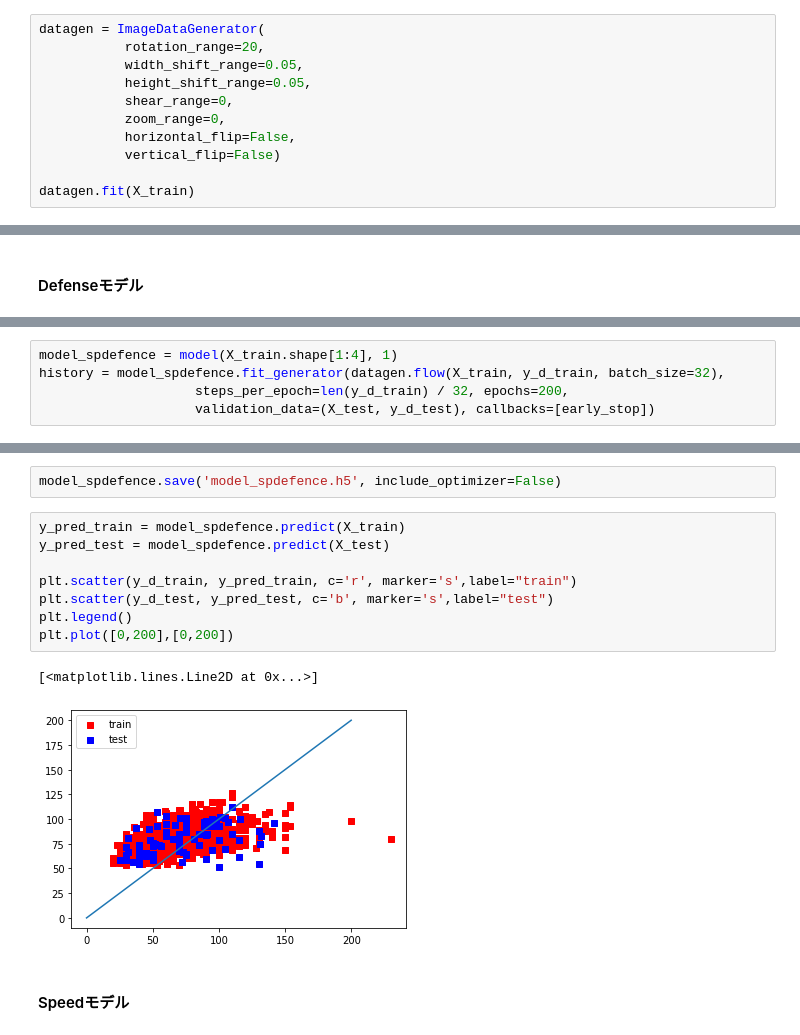
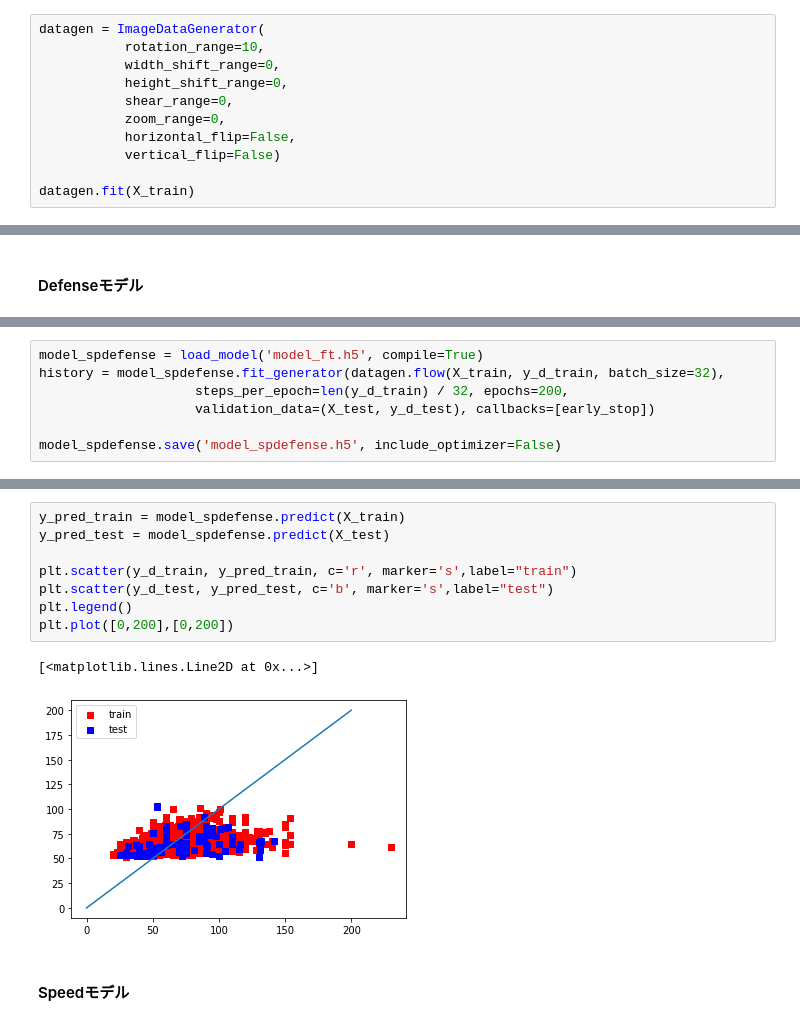
Before and after one commit to have-not/pokemon-dataset, a Jupyter notebook: predict_stats_cnn.ipynb, the cells around one changed output, grey strips where cells are left out. Cells and saved outputs as stored; diff of their text form.

```diff
--- a/predict_stats_cnn.ipynb
+++ b/predict_stats_cnn.ipynb
@@ -328,9 +361,9 @@ from keras.preprocessing import image as keras_image
 from keras.preprocessing.image import ImageDataGenerator
 # %%
 datagen = ImageDataGenerator(
-           rotation_range=20,
-           width_shift_range=0.05,
-           height_shift_range=0.05,
+           rotation_range=10,
+           width_shift_range=0,
+           height_shift_range=0,
            shear_range=0,
            zoom_range=0,
            horizontal_flip=False,
@@ -505,5 +631,7 @@ plt.plot([0,200],[0,200])
 # %%
-model_spdefence = model(X_train.shape[1:4], 1)
-history = model_spdefence.fit_generator(datagen.flow(X_train, y_d_train, batch_size=32),
+model_spdefense = load_model('model_ft.h5', compile=True)
+history = model_spdefense.fit_generator(datagen.flow(X_train, y_d_train, batch_size=32),
                     steps_per_epoch=len(y_d_train) / 32, epochs=200,
                     validation_data=(X_test, y_d_test), callbacks=[early_stop])
+
+model_spdefense.save('model_spdefense.h5', include_optimizer=False)
@@ -510,16 +656,14 @@ history = model_spdefence.fit_generator(datagen.flow(X_train, y_d_train, batch_s
-# %%
-model_spdefence.save('model_spdefence.h5', include_optimizer=False)
 # %%
-y_pred_train = model_spdefence.predict(X_train)
-y_pred_test = model_spdefence.predict(X_test)
+y_pred_train = model_spdefense.predict(X_train)
+y_pred_test = model_spdefense.predict(X_test)
 
 plt.scatter(y_d_train, y_pred_train, c='r', marker='s',label="train")
 plt.scatter(y_d_test, y_pred_test, c='b', marker='s',label="test")
 plt.legend()
 plt.plot([0,200],[0,200])
 # %% [output]
 [<matplotlib.lines.Line2D at 0x...>]
-[figure, old version]
+[figure, new version]
 # %% [markdown]
 #### Speedモデル
 # %%
```
Also changed, not shown: parts of 35 cells of this notebook.
